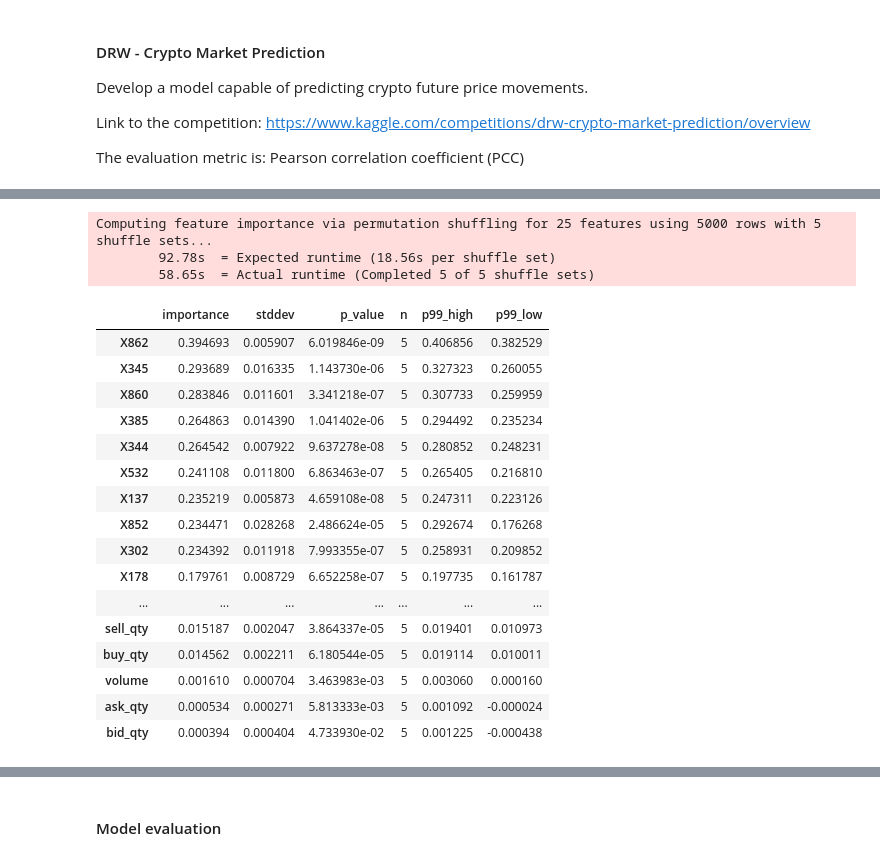
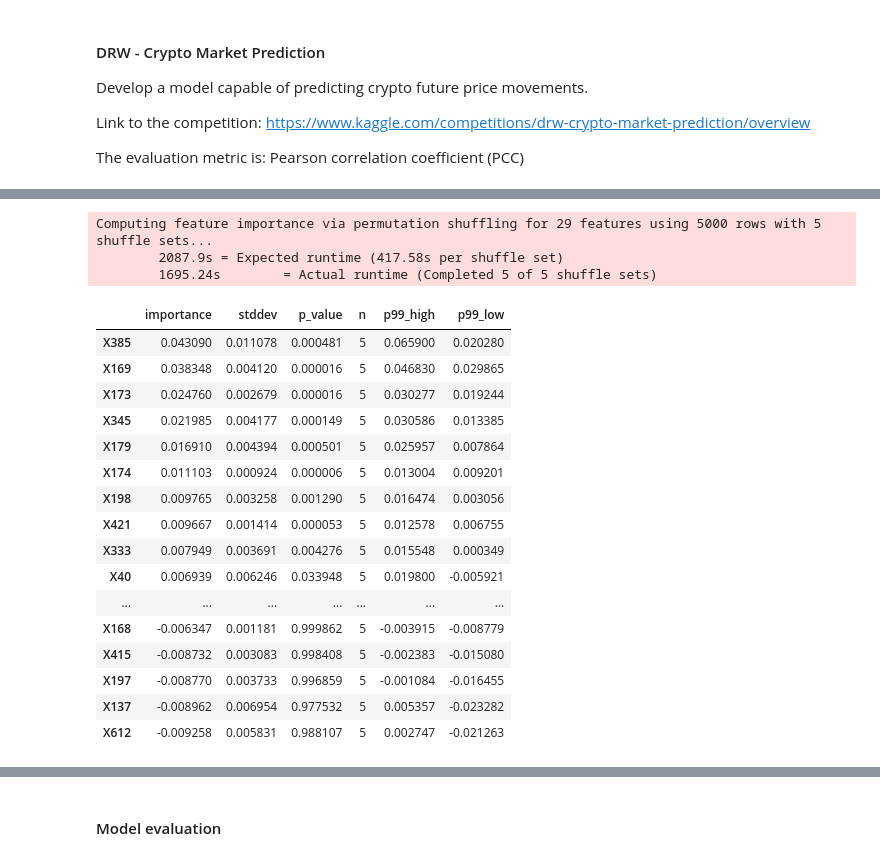
Before and after one commit to Kag-Jane/DRW, a Jupyter notebook: autogluon.ipynb, the cells around one changed output, grey strips where cells are left out. Saved outputs shown, nothing was run; the diff lists cells and outputs as text; code cells hidden in the pictures.

```diff
--- a/autogluon.ipynb
+++ b/autogluon.ipynb
@@ -39,9 +71,16 @@ training_split = int(len(training_data) * 0.9)
+# %%
+training_data_with_inter_features, feature_pool = new_features(training_data)
+validation_data_with_inter_features, _ = new_features(validation_data)
 # %%
 #train_feature_list = training_data.columns[:-2]  # Exclude 'label' and 'timestamp'
 
-train_feature_list = [
-    "X863", "X856", "X344", "X598", "X862", "X385", "X852", "X603", "X860", "X674",
-    "X415", "X345", "X137", "X855", "X174", "X302", "X178", "X532", "X168", "X612",
-    "bid_qty", "ask_qty", "buy_qty", "sell_qty", "volume"
-]
+# train_feature_list = [
+#     "X344", "X598", "X862", "X385", "X852", "X603", "X860", "X674",
+#     "X415", "X345", "X137", "X855", "X174", "X302", "X178", "X532", "X168", "X612",
+#     "bid_qty", "ask_qty", "buy_qty", "sell_qty", "volume"
+# ]
+
+train_feature_list = ["X40", "X137", "X168", "X169", "X173", "X174", "X178", "X179", "X197", "X198",
+                      "X302", "X333", "X345", "X385", "X415", "X421", "X598", "X603", "X612", "X674",
+                       "buy_qty", "sell_qty", "volume"]
 # %%
@@ -59,6 +97,6 @@ selected_data.head()
 # %%
 # Hyperparameters for the TabularPredictor
-time_limit = 10 * 60  # train various models for ~2 min
+time_limit = 30 * 60  # train various models for ~30 min
 num_trials = 5  # try at most 5 different hyperparameter configurations for each type of model
 search_strategy = 'auto'  # to tune hyperparameters using random search routine with a local scheduler
 
@@ -69,10 +107,20 @@ search_strategy = 'auto'  # to tune hyperparameters using random search routine
 #     'searcher': search_strategy,
 # }
 # %%
+# predictor = TabularPredictor(label="label").fit(
+#     training_data[train_feature_list+ ["label"]][:training_split],
+#     time_limit=time_limit,
+#     num_bag_folds=5, num_bag_sets=1, num_stack_levels=1,
+#     # hyperparameters=hyperparameters,
+#     # hyperparameter_tune_kwargs=hyperparameter_tune_kwargs,
+# )
+
 predictor = TabularPredictor(label="label").fit(
-    training_data[train_feature_list+ ["label"]][:training_split],
+    training_data_with_inter_features[train_feature_list+ ["label"] + feature_pool],
     time_limit=time_limit,
+    auto_stack=True,
     num_bag_folds=5, num_bag_sets=1, num_stack_levels=1,
+    #presets='best_quality',
     # hyperparameters=hyperparameters,
     # hyperparameter_tune_kwargs=hyperparameter_tune_kwargs,
 )
@@ -147,24 +209,26 @@ predictor.evaluate(training_data[train_feature_list+ ["label"]][training_split:]
 # %%
-predictor.feature_importance(training_data[train_feature_list+ ["label"]][training_split:])
+# Note that this will take a long time to run, as it computes feature importance for all features
+# predictor.feature_importance(training_data[train_feature_list+ ["label"]][training_split:])
+predictor.feature_importance(validation_data_with_inter_features[train_feature_list+ ["label"] + feature_pool])
 # %% [output]
-Computing feature importance via permutation shuffling for 25 features using 5000 rows with 5 shuffle sets...
-        92.78s  = Expected runtime (18.56s per shuffle set)
-        58.65s  = Actual runtime (Completed 5 of 5 shuffle sets)
+Computing feature importance via permutation shuffling for 29 features using 5000 rows with 5 shuffle sets...
+        2087.9s = Expected runtime (417.58s per shuffle set)
+        1695.24s        = Actual runtime (Completed 5 of 5 shuffle sets)
 |  | importance | stddev | p_value | n | p99_high | p99_low |
-| X862 | 0.394693 | 0.005907 | 6.019846e-09 | 5 | 0.406856 | 0.382529 |
-| X345 | 0.293689 | 0.016335 | 1.143730e-06 | 5 | 0.327323 | 0.260055 |
-| X860 | 0.283846 | 0.011601 | 3.341218e-07 | 5 | 0.307733 | 0.259959 |
-| X385 | 0.264863 | 0.014390 | 1.041402e-06 | 5 | 0.294492 | 0.235234 |
-| X344 | 0.264542 | 0.007922 | 9.637278e-08 | 5 | 0.280852 | 0.248231 |
-| X532 | 0.241108 | 0.011800 | 6.863463e-07 | 5 | 0.265405 | 0.216810 |
-| X137 | 0.235219 | 0.005873 | 4.659108e-08 | 5 | 0.247311 | 0.223126 |
-| X852 | 0.234471 | 0.028268 | 2.486624e-05 | 5 | 0.292674 | 0.176268 |
-| X302 | 0.234392 | 0.011918 | 7.993355e-07 | 5 | 0.258931 | 0.209852 |
-| X178 | 0.179761 | 0.008729 | 6.652258e-07 | 5 | 0.197735 | 0.161787 |
+| X385 | 0.043090 | 0.011078 | 0.000481 | 5 | 0.065900 | 0.020280 |
+| X169 | 0.038348 | 0.004120 | 0.000016 | 5 | 0.046830 | 0.029865 |
+| X173 | 0.024760 | 0.002679 | 0.000016 | 5 | 0.030277 | 0.019244 |
+| X345 | 0.021985 | 0.004177 | 0.000149 | 5 | 0.030586 | 0.013385 |
+| X179 | 0.016910 | 0.004394 | 0.000501 | 5 | 0.025957 | 0.007864 |
+| X174 | 0.011103 | 0.000924 | 0.000006 | 5 | 0.013004 | 0.009201 |
+| X198 | 0.009765 | 0.003258 | 0.001290 | 5 | 0.016474 | 0.003056 |
+| X421 | 0.009667 | 0.001414 | 0.000053 | 5 | 0.012578 | 0.006755 |
+| X333 | 0.007949 | 0.003691 | 0.004276 | 5 | 0.015548 | 0.000349 |
+| X40 | 0.006939 | 0.006246 | 0.033948 | 5 | 0.019800 | -0.005921 |
 | ... | ... | ... | ... | ... | ... | ... |
-| sell_qty | 0.015187 | 0.002047 | 3.864337e-05 | 5 | 0.019401 | 0.010973 |
-| buy_qty | 0.014562 | 0.002211 | 6.180544e-05 | 5 | 0.019114 | 0.010011 |
-| volume | 0.001610 | 0.000704 | 3.463983e-03 | 5 | 0.003060 | 0.000160 |
-| ask_qty | 0.000534 | 0.000271 | 5.813333e-03 | 5 | 0.001092 | -0.000024 |
-| bid_qty | 0.000394 | 0.000404 | 4.733930e-02 | 5 | 0.001225 | -0.000438 |
+| X168 | -0.006347 | 0.001181 | 0.999862 | 5 | -0.003915 | -0.008779 |
+| X415 | -0.008732 | 0.003083 | 0.998408 | 5 | -0.002383 | -0.015080 |
+| X197 | -0.008770 | 0.003733 | 0.996859 | 5 | -0.001084 | -0.016455 |
+| X137 | -0.008962 | 0.006954 | 0.977532 | 5 | 0.005357 | -0.023282 |
+| X612 | -0.009258 | 0.005831 | 0.988107 | 5 | 0.002747 | -0.021263 |
 # %%
```
Also changed, not shown: parts of 14 cells of this notebook, 6 other files.
